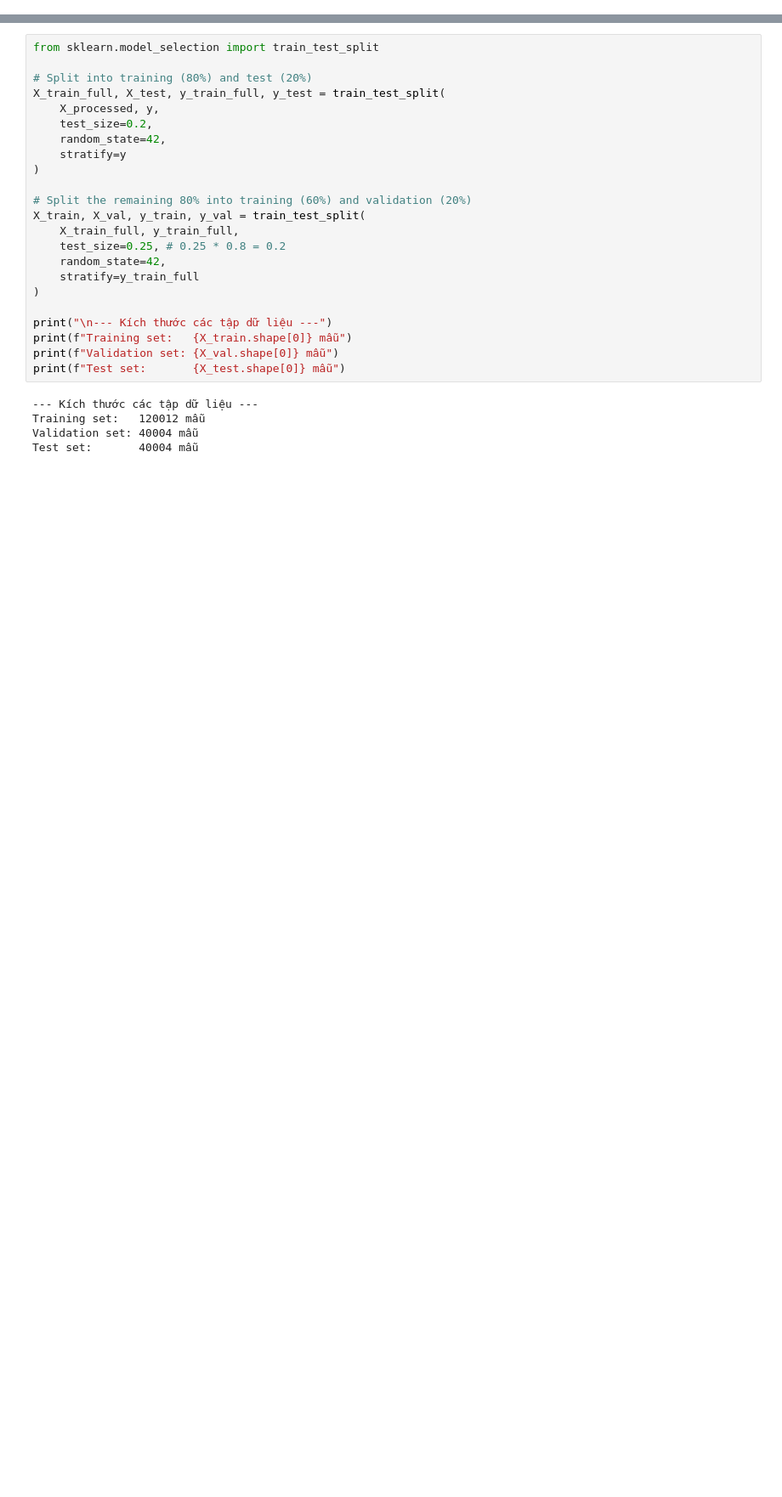
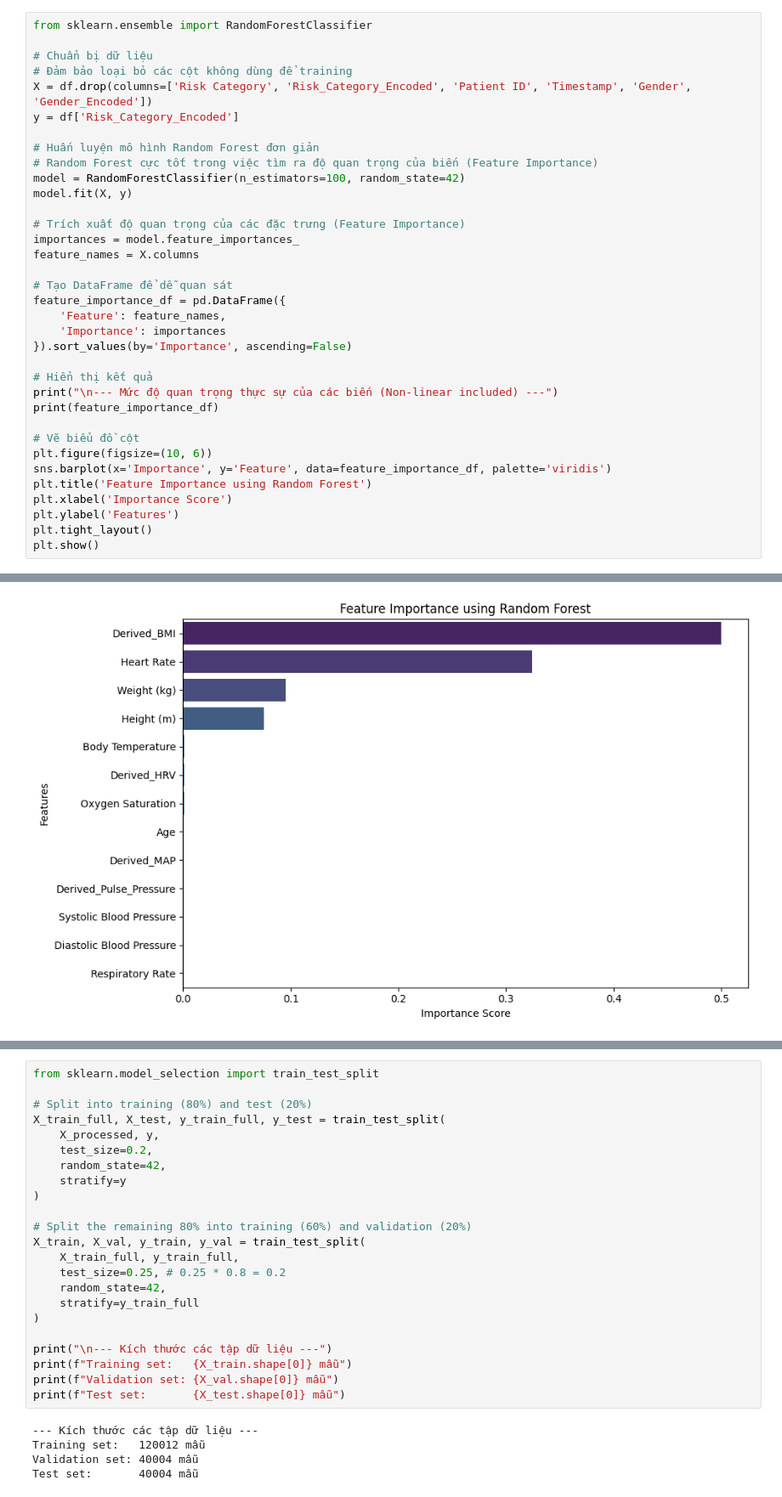
Before and after one commit to hothai19o5/last_dance_train_model, a Jupyter notebook: Detect_Irregular_Heartbeat.ipynb, the cells around one changed output, grey strips where cells are left out. Shown: that part at 85% size. Drawn from its saved outputs; the diff is of its cells as text; blank space fills up the shorter version.

```diff
--- a/Detect_Irregular_Heartbeat.ipynb
+++ b/Detect_Irregular_Heartbeat.ipynb
@@ -44,0 +171,36 @@ memory usage: 25.9+ MB
+# %%
+from sklearn.ensemble import RandomForestClassifier
+
+# Chuẩn bị dữ liệu
+# Đảm bảo loại bỏ các cột không dùng để training
+X = df.drop(columns=['Risk Category', 'Risk_Category_Encoded', 'Patient ID', 'Timestamp', 'Gender', 'Gender_Encoded'])
+y = df['Risk_Category_Encoded']
+
+# Huấn luyện mô hình Random Forest đơn giản
+# Random Forest cực tốt trong việc tìm ra độ quan trọng của biến (Feature Importance)
+model = RandomForestClassifier(n_estimators=100, random_state=42)
+model.fit(X, y)
+
+# Trích xuất độ quan trọng của các đặc trưng (Feature Importance)
+importances = model.feature_importances_
+feature_names = X.columns
+
+# Tạo DataFrame để dễ quan sát
+feature_importance_df = pd.DataFrame({
+    'Feature': feature_names,
+    'Importance': importances
+}).sort_values(by='Importance', ascending=False)
+
+# Hiển thị kết quả
+print("\n--- Mức độ quan trọng thực sự của các biến (Non-linear included) ---")
+print(feature_importance_df)
+
+# Vẽ biểu đồ cột
+plt.figure(figsize=(10, 6))
+sns.barplot(x='Importance', y='Feature', data=feature_importance_df, palette='viridis')
+plt.title('Feature Importance using Random Forest')
+plt.xlabel('Importance Score')
+plt.ylabel('Features')
+plt.tight_layout()
+plt.show()
+# %% [output]
@@ -45 +225,2 @@ memory usage: 25.9+ MB
+[figure, added]
 # %% [markdown]
```
Also changed, not shown: parts of 49 cells of this notebook.
